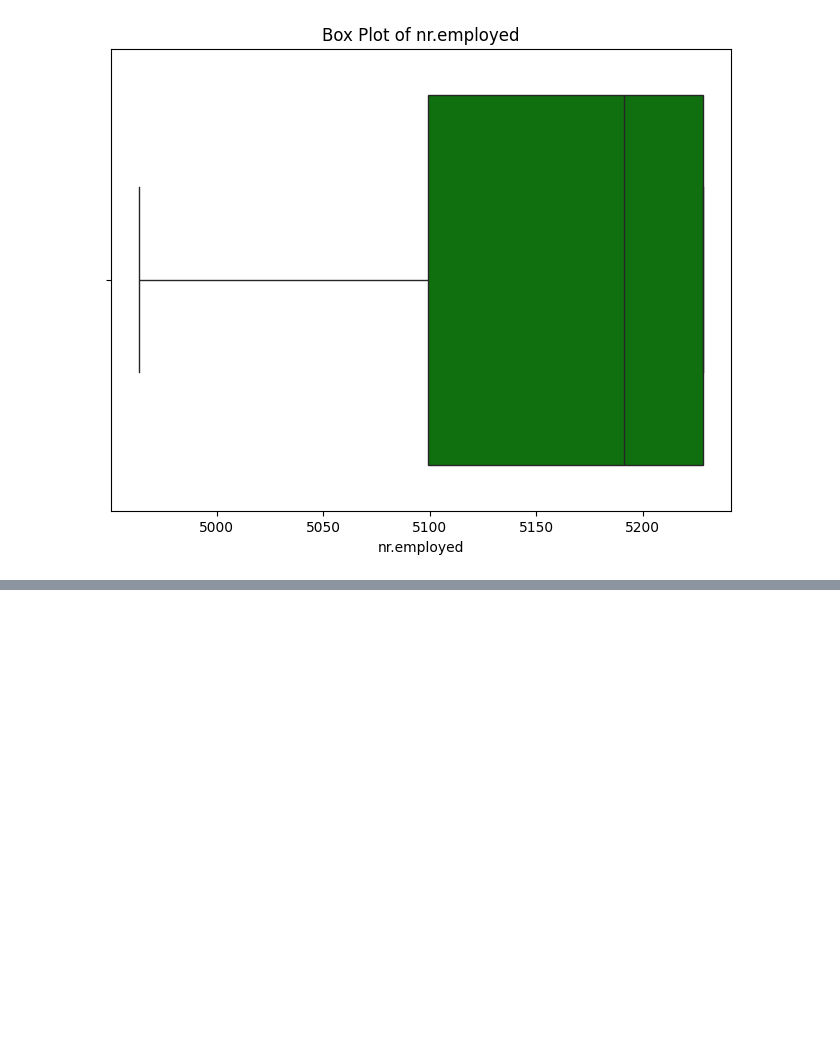
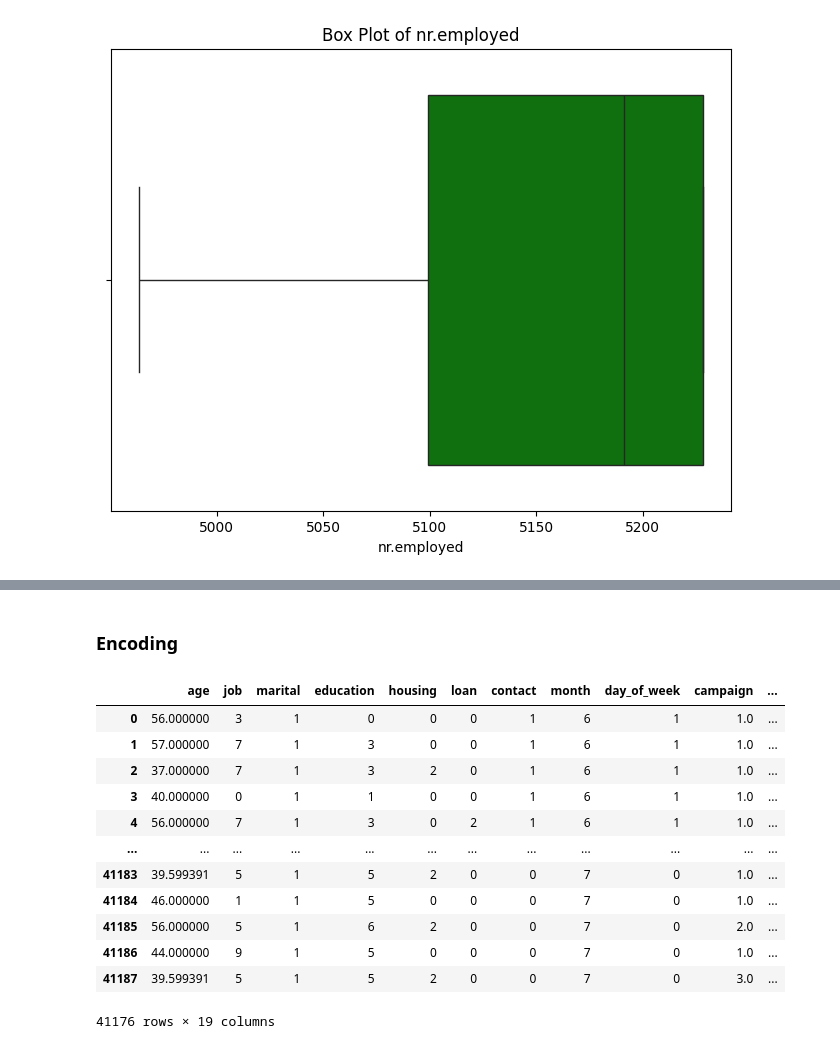
Before and after one commit to YuvinMahwatta/Bank_Client_Prediction, a Jupyter notebook: CM_2604_20230661_2330898Cw.ipynb, the cells around one changed output, grey strips where cells are left out. Drawn from its saved outputs; the diff is of its cells as text; code cells hidden in the pictures; blank space fills up the shorter version.

```diff
--- a/CM_2604_20230661_2330898Cw.ipynb
+++ b/CM_2604_20230661_2330898Cw.ipynb
@@ -148,0 +240,23 @@ for col in numerical_cols:
+# %% [markdown]
+### **Encoding**
+# %%
+from sklearn.preprocessing import LabelEncoder
+le = LabelEncoder()
+for col in ['job', 'marital', 'education', 'housing', 'loan', 'contact', 'month', 'day_of_week', 'poutcome','y']:
+   df[col] = le.fit_transform(df[col])
+
+df
+# %% [output]
+|  | age | job | marital | education | housing | loan | contact | month | day_of_week | campaign | ... |
+| 0 | 56.000000 | 3 | 1 | 0 | 0 | 0 | 1 | 6 | 1 | 1.0 | ... |
+| 1 | 57.000000 | 7 | 1 | 3 | 0 | 0 | 1 | 6 | 1 | 1.0 | ... |
+| 2 | 37.000000 | 7 | 1 | 3 | 2 | 0 | 1 | 6 | 1 | 1.0 | ... |
+| 3 | 40.000000 | 0 | 1 | 1 | 0 | 0 | 1 | 6 | 1 | 1.0 | ... |
+| 4 | 56.000000 | 7 | 1 | 3 | 0 | 2 | 1 | 6 | 1 | 1.0 | ... |
+| ... | ... | ... | ... | ... | ... | ... | ... | ... | ... | ... | ... |
+| 41183 | 39.599391 | 5 | 1 | 5 | 2 | 0 | 0 | 7 | 0 | 1.0 | ... |
+| 41184 | 46.000000 | 1 | 1 | 5 | 0 | 0 | 0 | 7 | 0 | 1.0 | ... |
+| 41185 | 56.000000 | 5 | 1 | 6 | 2 | 0 | 0 | 7 | 0 | 2.0 | ... |
+| 41186 | 44.000000 | 9 | 1 | 5 | 0 | 0 | 0 | 7 | 0 | 1.0 | ... |
+| 41187 | 39.599391 | 5 | 1 | 5 | 2 | 0 | 0 | 7 | 0 | 3.0 | ... |
+41176 rows × 19 columns
```
Also changed, not shown: parts of 9 cells of this notebook.
